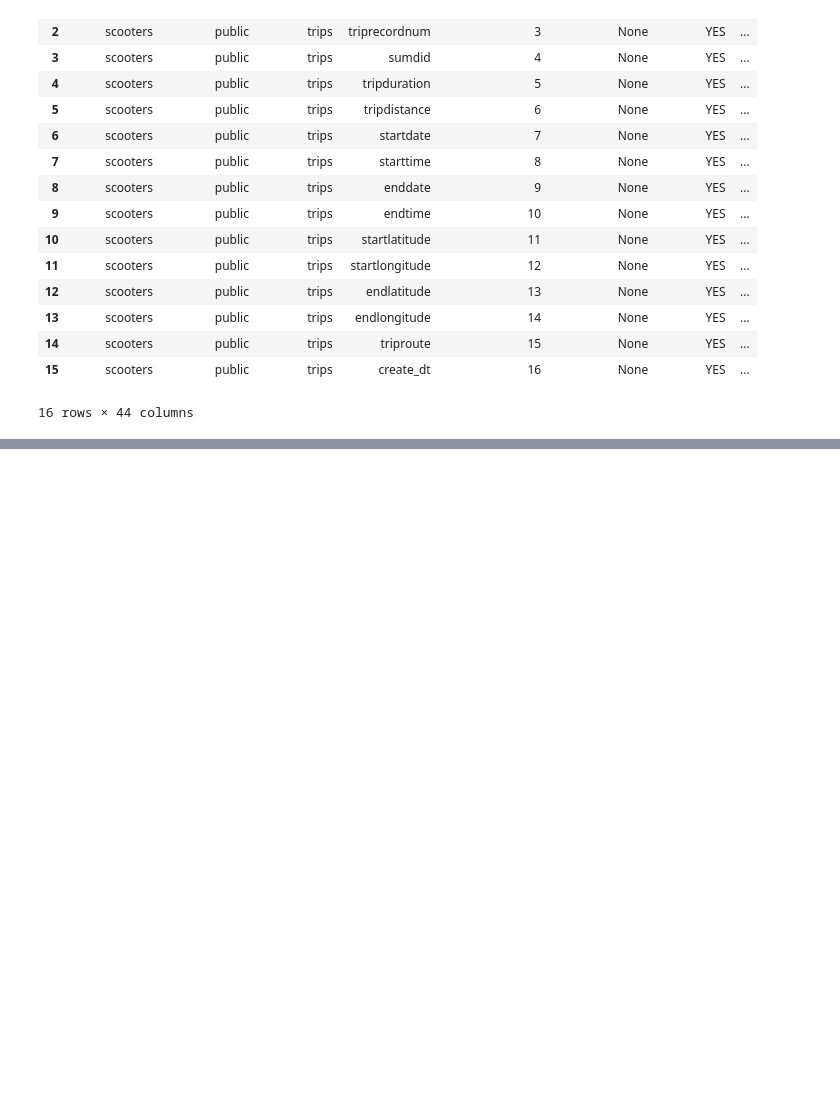
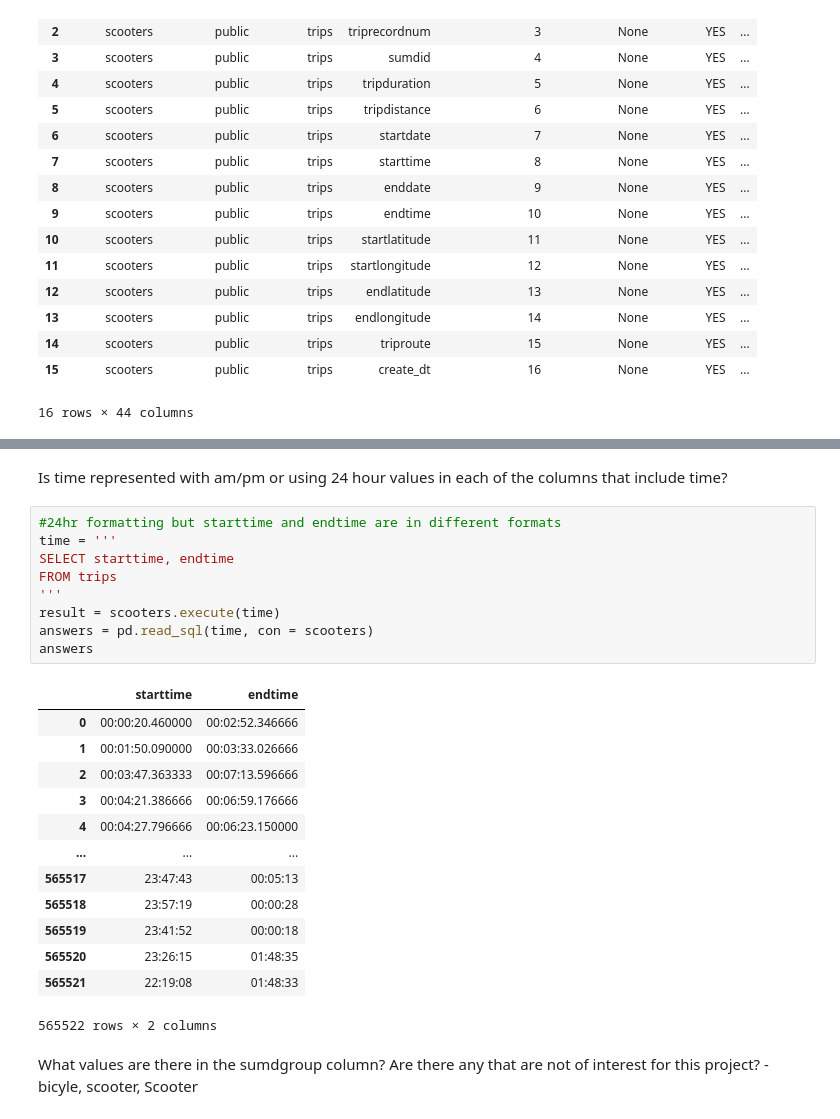
Before and after one commit to NSS-Data-Analytics-Cohort-8/scooter-partner1-badger-badger-python, a Jupyter notebook: notebooks/eda_scooters.ipynb, the cells around one changed output, grey strips where cells are left out. Saved outputs shown, nothing was run; the diff lists cells and outputs as text; blank space fills up the shorter version.

```diff
--- a/notebooks/eda_scooters.ipynb
+++ b/notebooks/eda_scooters.ipynb
@@ -79,0 +97,27 @@ fucksake
+# %% [markdown]
+Is time represented with am/pm or using 24 hour values in each of the columns that include time?
+# %%
+#24hr formatting but starttime and endtime are in different formats
+time = '''
+SELECT starttime, endtime
+FROM trips
+'''
+result = scooters.execute(time)
+answers = pd.read_sql(time, con = scooters)
+answers
+# %% [output]
+|  | starttime | endtime |
+| 0 | 00:00:20.460000 | 00:02:52.346666 |
+| 1 | 00:01:50.090000 | 00:03:33.026666 |
+| 2 | 00:03:47.363333 | 00:07:13.596666 |
+| 3 | 00:04:21.386666 | 00:06:59.176666 |
+| 4 | 00:04:27.796666 | 00:06:23.150000 |
+| ... | ... | ... |
+| 565517 | 23:47:43 | 00:05:13 |
+| 565518 | 23:57:19 | 00:00:28 |
+| 565519 | 23:41:52 | 00:00:18 |
+| 565520 | 23:26:15 | 01:48:35 |
+| 565521 | 22:19:08 | 01:48:33 |
+565522 rows × 2 columns
+# %% [markdown]
+What values are there in the sumdgroup column? Are there any that are not of interest for this project? - bicyle, scooter, Scooter
```
Also changed, not shown: parts of 11 cells of this notebook.
